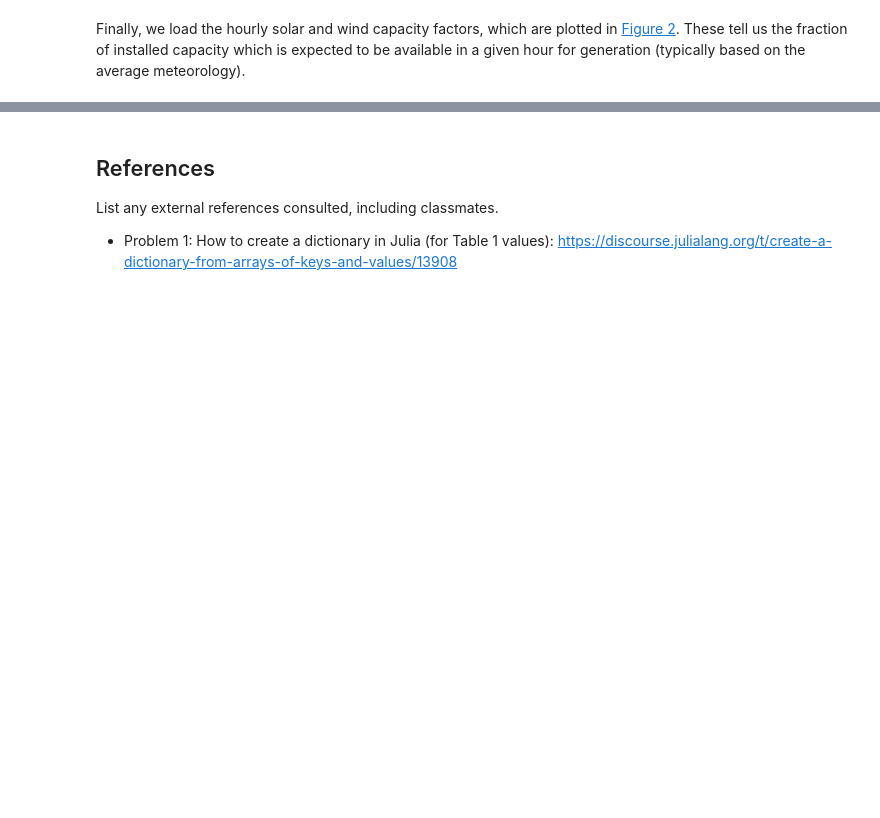
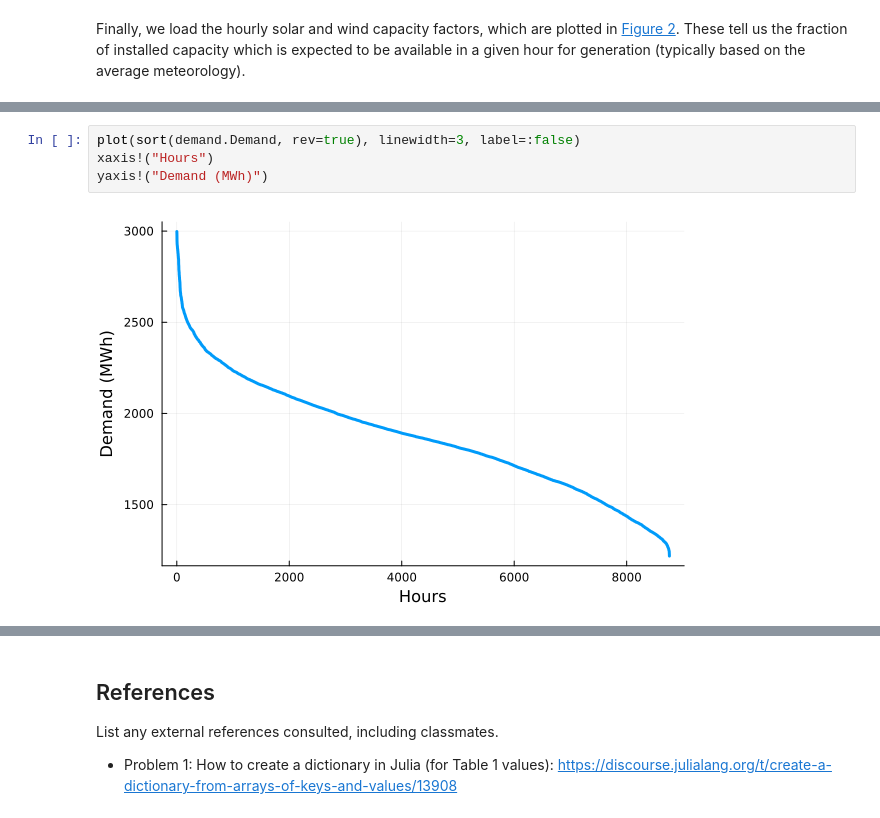
Before and after one commit to BEE4750-FA24/hw4-raashid-husain, a Jupyter notebook: hw04.ipynb, the cells around one changed output, grey strips where cells are left out. Saved outputs shown, nothing was run; the diff lists cells and outputs as text; blank space fills up the shorter version.

```diff
--- a/hw04.ipynb
+++ b/hw04.ipynb
@@ -316,3 +318,9 @@ rate of \$10,000/MWh.
 > command, I *highly* recommend suppressing output by adding a
 > semi-colon after the last command, or you might find that your
 > notebook crashes.
+# %%
+plot(sort(demand.Demand, rev=true), linewidth=3, label=:false)
+xaxis!("Hours")
+yaxis!("Demand (MWh)")
+# %% [output]
+[figure, added]
```
Also changed, not shown: parts of 5 cells of this notebook.
